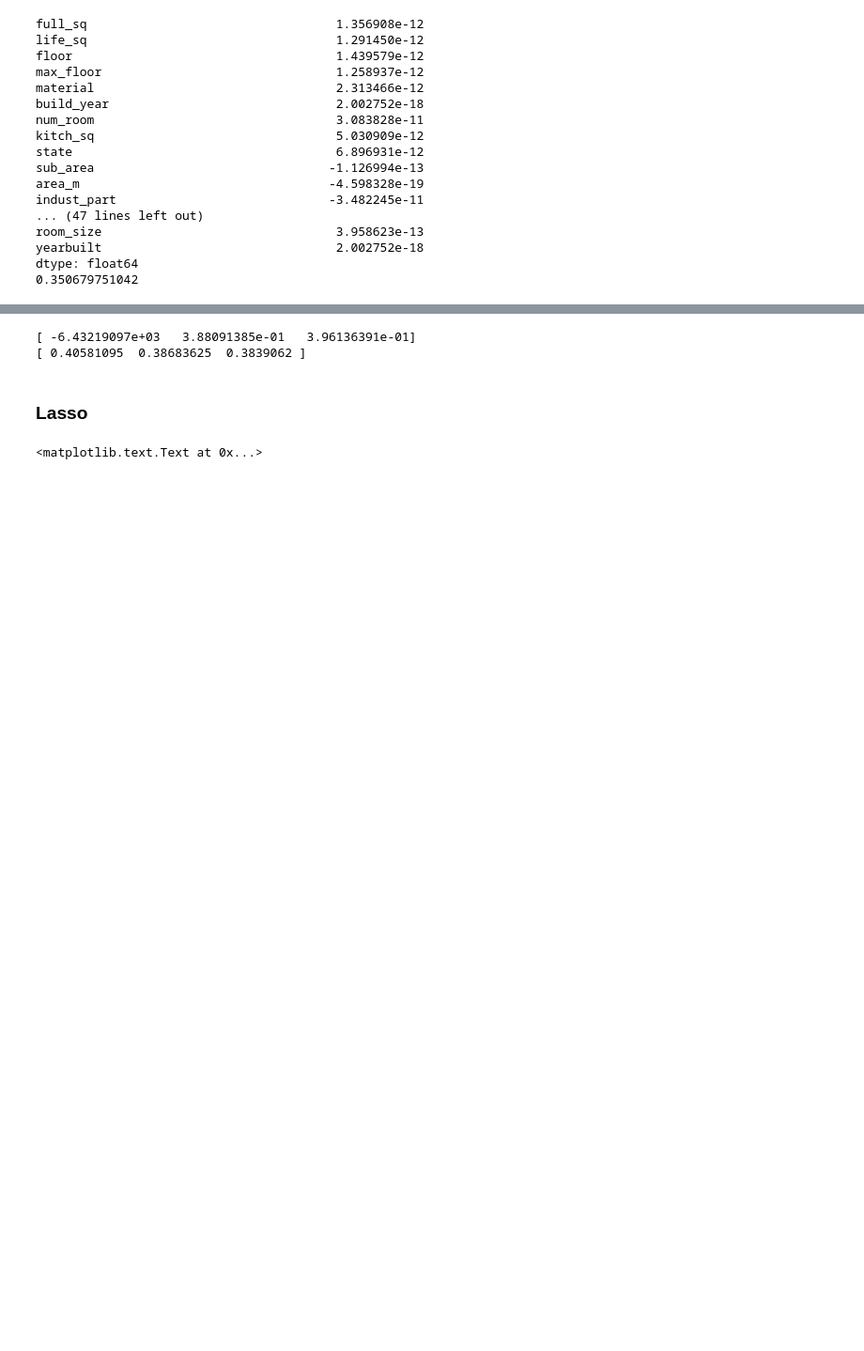
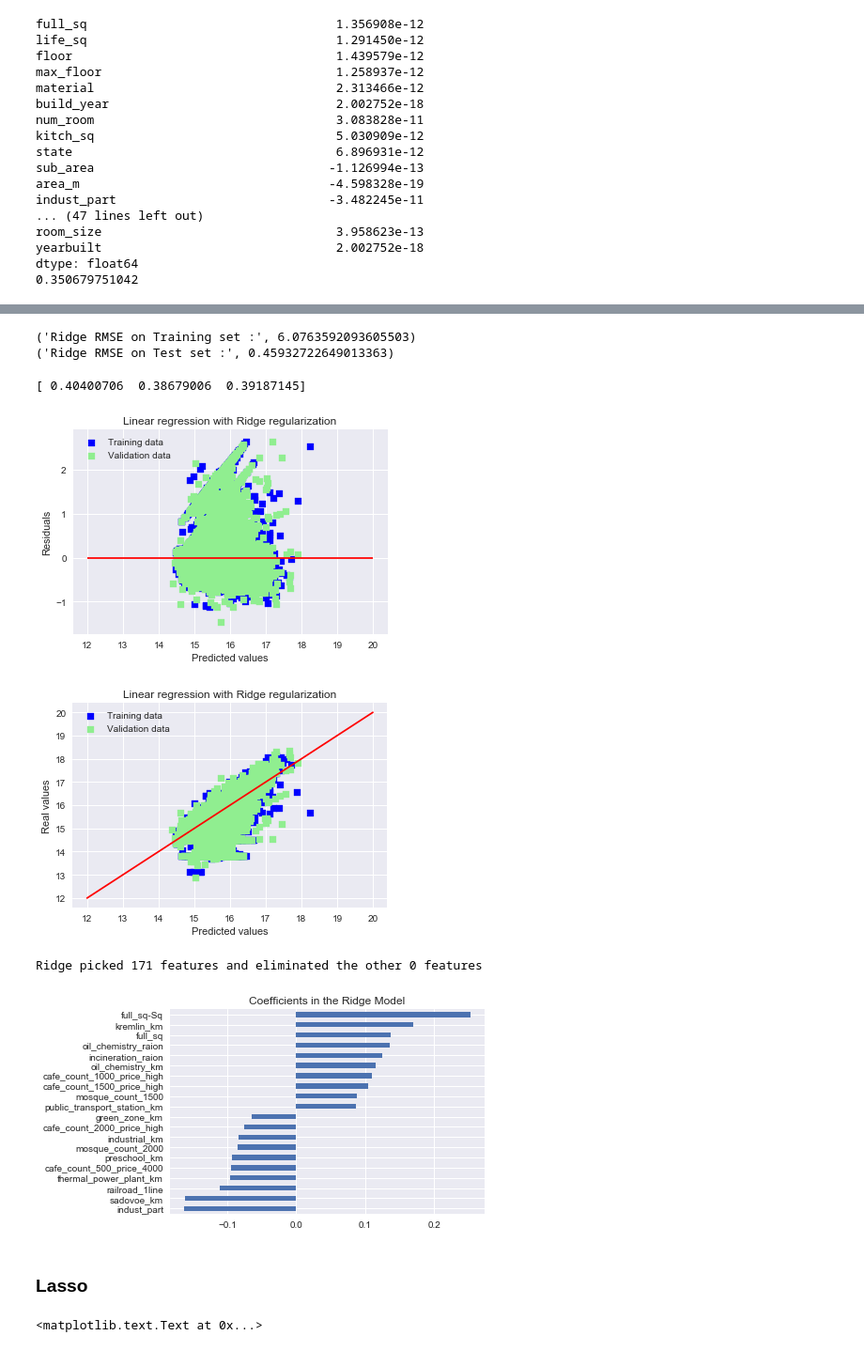
Before and after one commit to whalejasmine/ruhouse, a Jupyter notebook: Lasso_regression.ipynb, the cells around one changed output, grey strips where cells are left out. Shown at 94% size. Drawn from its saved outputs; the diff is of its cells as text; code cells hidden in the pictures; blank space fills up the shorter version.

```diff
--- a/Lasso_regression.ipynb
+++ b/Lasso_regression.ipynb
@@ -487,12 +574,51 @@ mean_squared_error(test_y, ridge4.predict(test_x))
+# %%
+print("Ridge RMSE on Training set :", rmse_cv_train(ridge4).mean())
+print("Ridge RMSE on Test set :", rmse_cv_test(ridge4).mean())
+y_train_rdg = ridge4.predict(train_x)
+y_test_rdg = ridge4.predict(test_x)
+# %% [output]
+('Ridge RMSE on Training set :', 6.0763592093605503)
+('Ridge RMSE on Test set :', 0.45932722649013363)
 # %%
-cv_score_train = cross_validation.cross_val_score(ridge4, train_x, train_y)
-print cv_score_train
-
 cv_score_vl = cross_validation.cross_val_score(ridge4, test_x, test_y)
 print cv_score_vl
 # %% [output]
-[ -6.43219097e+03   3.88091385e-01   3.96136391e-01]
-[ 0.40581095  0.38683625  0.3839062 ]
+[ 0.40400706  0.38679006  0.39187145]
+# %%
+# Plot residuals
+plt.scatter(y_train_rdg, y_train_rdg - train_y, c = "blue", marker = "s", label = "Training data")
+plt.scatter(y_test_rdg, y_test_rdg - test_y, c = "lightgreen", marker = "s", label = "Validation data")
+plt.title("Linear regression with Ridge regularization")
+plt.xlabel("Predicted values")
+plt.ylabel("Residuals")
+plt.legend(loc = "upper left")
+plt.hlines(y = 0, xmin = 12, xmax = 20, color = "red")
+plt.show()
+
+# Plot predictions
+plt.scatter(y_train_rdg, train_y, c = "blue", marker = "s", label = "Training data")
+plt.scatter(y_test_rdg, test_y, c = "lightgreen", marker = "s", label = "Validation data")
+plt.title("Linear regression with Ridge regularization")
+plt.xlabel("Predicted values")
+plt.ylabel("Real values")
+plt.legend(loc = "upper left")
+plt.plot([12, 20], [12, 20], c = "red")
+plt.show()
+
+# Plot important coefficients
+coefs = pd.Series(ridge.coef_, index = train_x.columns)
+print("Ridge picked " + str(sum(coefs != 0)) + " features and eliminated the other " +  \
+      str(sum(coefs == 0)) + " features")
+imp_coefs = pd.concat([coefs.sort_values().head(10),
+                     coefs.sort_values().tail(10)])
+imp_coefs.plot(kind = "barh")
+plt.title("Coefficients in the Ridge Model")
+plt.show()
+# %% [output]
+[figure, added]
+[figure, added]
+Ridge picked 171 features and eliminated the other 0 features
+[figure, added]
 # %% [markdown]
 ### Lasso
 # %%
```
Also changed, not shown: parts of 29 cells of this notebook, 20 other files.
